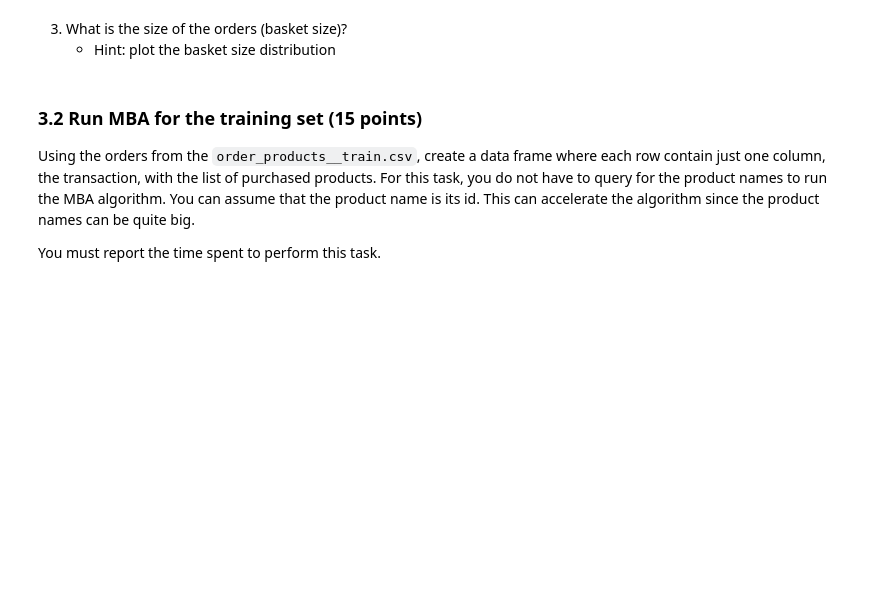
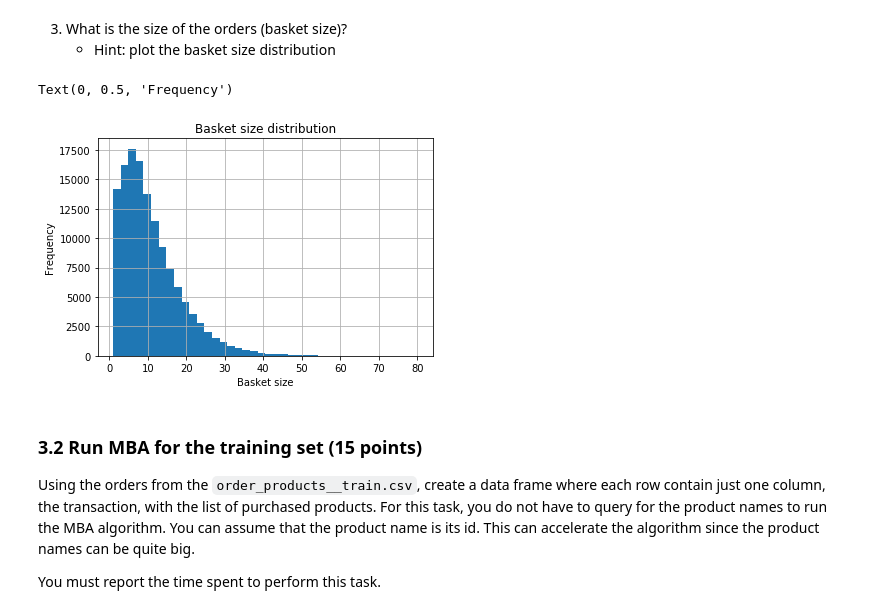
Before and after one commit to conorato/INF8111, a Jupyter notebook: TP3/tp3.ipynb, the cells around one changed output. Drawn from its saved outputs; the diff is of its cells as text; code cells hidden in the pictures; blank space fills up the shorter version.

```diff
--- a/TP3/tp3.ipynb
+++ b/TP3/tp3.ipynb
@@ -721,6 +716,20 @@ departments.csv
 # %% [markdown]
 3. What is the size of the orders (basket size)?
     - Hint: plot the basket size distribution
+# %%
+nb_items_bought = spark.sql(
+    ' SELECT COUNT(op.product_id) as nb_product'
+    ' FROM order_prod op '
+    ' GROUP BY op.order_id'
+)
+
+nb_items_bought.toPandas().hist(bins=40)
+plt.title("Basket size distribution")
+plt.xlabel("Basket size")
+plt.ylabel("Frequency")
+# %% [output]
+Text(0, 0.5, 'Frequency')
+[figure, added]
 # %% [markdown]
 ### 3.2 Run MBA for the training set (15 points)
 
```
Also changed, not shown: parts of 1 cell of this notebook.
